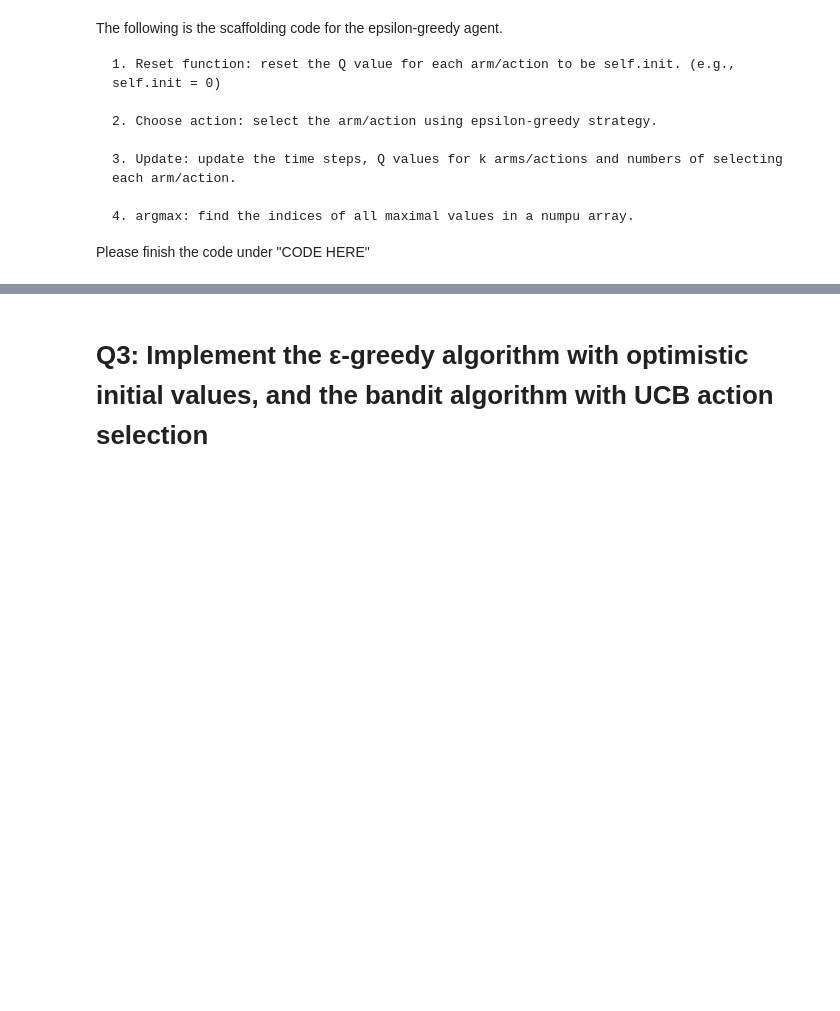
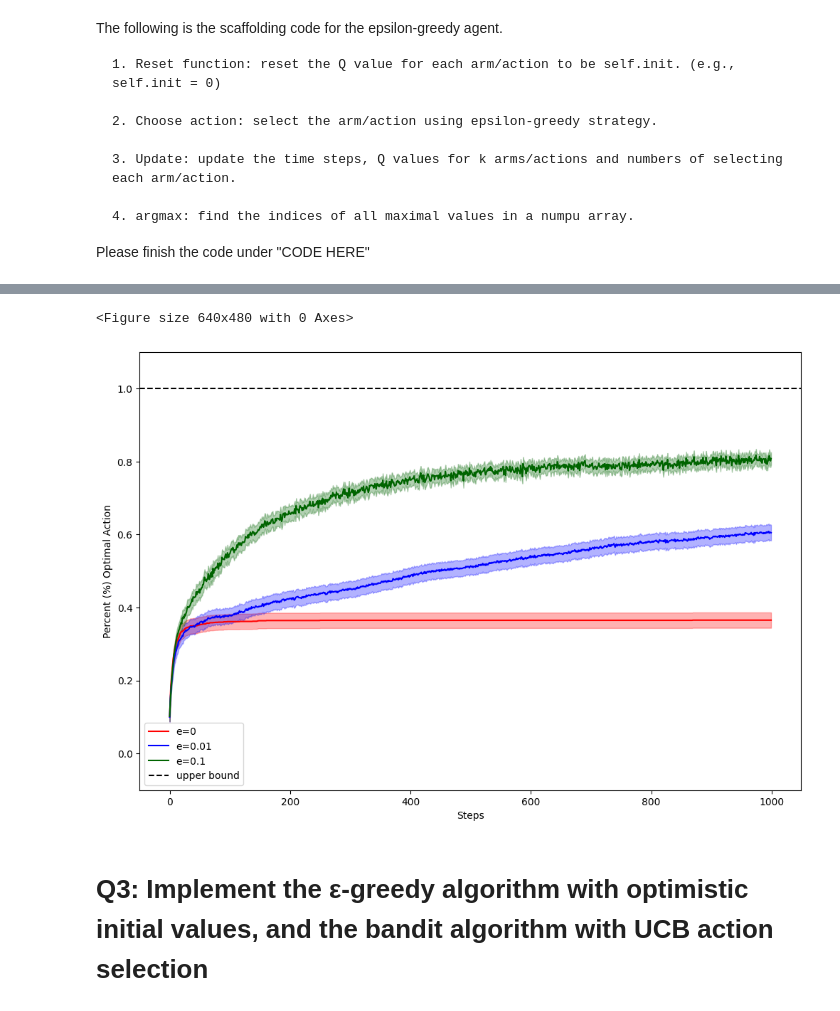
Before and after one commit to dbcometto/cs5180rl, a Jupyter notebook: homework/ex1_26spring.ipynb, the cells around one changed output, grey strips where cells are left out. Saved outputs shown, nothing was run; the diff lists cells and outputs as text; code cells hidden in the pictures; blank space fills up the shorter version.

```diff
--- a/homework/ex1_26spring.ipynb
+++ b/homework/ex1_26spring.ipynb
@@ -313,3 +360,13 @@ plot_curves([action_array_for_first_method],
+# %%
+# Plot the "% Optimal action" figure
+plot_curves([actions1,actions2,actions3],
+            ["e=0","e=0.01","e=0.1"],
+            ["red","blue","darkgreen"],
+            np.array([1]),
+            "Percent (%) Optimal Action")
+# %% [output]
+<Figure size 640x480 with 0 Axes>
+[figure, added]
 # %% [markdown]
 # Q3: Implement the ε-greedy algorithm with optimistic initial values, and the bandit algorithm with UCB action selection
 # %%
```
Also changed, not shown: parts of 23 cells of this notebook.
